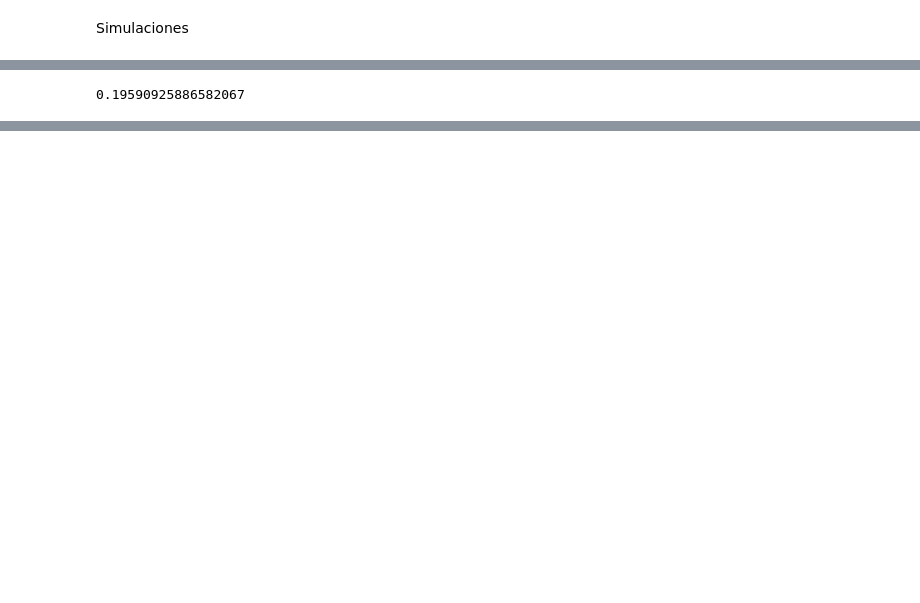
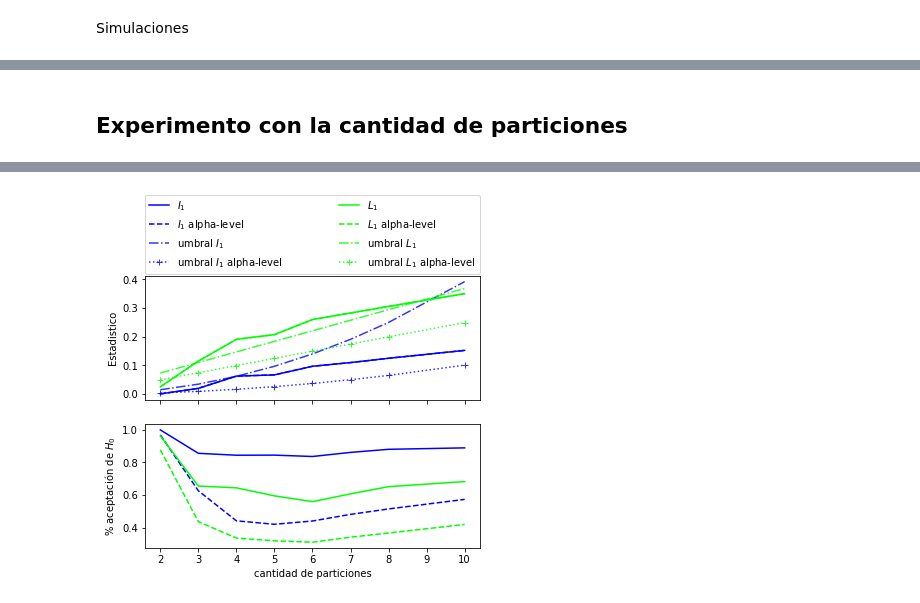
Before and after one commit to MartinVIllesca/Curso-teoria-informacion, a Jupyter notebook: proyecto/simulaciones2.ipynb, the cells around one changed output, grey strips where cells are left out. Cells and saved outputs as stored; diff of their text form; code cells hidden in the pictures; blank space fills up the shorter version.

```diff
--- a/proyecto/simulaciones2.ipynb
+++ b/proyecto/simulaciones2.ipynb
@@ -493,4 +537,72 @@ c
-# %%
-mX * mY / n_samples * np.log(n_samples + mX * mY)
-# %% [output]
-0.19590925886582067
+# %% [markdown]
+## Experimento con la cantidad de particiones
+# %%
+particiones = np.linspace(2,10, num=8, dtype=int)
+
+L1, umbralL1, acceptanceL1 = [], [], []
+I1, umbralI1, acceptanceI1 = [], [], []
+
+L1_alpha, umbralL1_alpha, acceptanceL1_alpha = [], [], []
+I1_alpha, umbralI1_alpha, acceptanceI1_alpha = [], [], []
+
+n_samples = 1024
+
+for mX in particiones:
+    mY = mX
+
+    i = 0
+    print('particion',mX)
+
+    X = DATA[name][:,0]
+    Y = DATA[name][:,1]
+
+    plotear=False
+
+    theta = 0.4 * np.pi / 4
+    print('logLikTest')
+    I1_,  uI1,  accI1  = runDistributions(n_samples, theta, logLikTest, mX=mX, mY=mY)
+    print('L1Test')
+    L1_,  uL1,  accL1  = runDistributions(n_samples, theta, l1Test, mX=mX, mY=mY)
+
+    print('logLikTest asintotico')
+    I1_a, uI1a, accI1a = runDistributions(n_samples, theta, logLikTest, True, mX=mX, mY=mY)
+    print('L1Test asintotico')
+    L1_a, uL1a, accL1a = runDistributions(n_samples, theta, l1Test, True, mX=mX, mY=mY)
+
+    i += 1
+
+    I1.append(I1_), umbralI1.append(uI1), acceptanceI1.append(accI1)
+    L1.append(L1_), umbralL1.append(uL1), acceptanceL1.append(accL1)
+
+    I1_alpha.append(I1_a), umbralI1_alpha.append(uI1a), acceptanceI1_alpha.append(accI1a)
+    L1_alpha.append(L1_a), umbralL1_alpha.append(uL1a), acceptanceL1_alpha.append(accL1a)
+
+    print()
+
+particiones = np.array(particiones)
+
+fig, axs = plt.subplots(2, sharex=True, figsize=(6,5))
+axs[0].set_ylabel('Estadistico')
+axs[1].set_ylabel('% aceptación de $H_0$')
+axs[1].set_xlabel('cantidad de particiones')
+
+axs[0].plot(particiones, I1, label='$I_1$', color=colors[0])
+axs[0].plot(particiones, I1_alpha, ls='--', label='$I_1$ alpha-level', color=colors[0])
+axs[0].plot(particiones, umbralI1, label='umbral $I_1$', ls='-.', color=colors[0], alpha=0.8)
+axs[0].plot(particiones, umbralI1_alpha, label='umbral $I_1$ alpha-level',
+            ls=':', marker='+', color=colors[0], alpha=0.8)
+axs[1].plot(particiones, acceptanceI1, color=colors[0])
+axs[1].plot(particiones, acceptanceI1_alpha, color=colors[0], ls='--')
+
+axs[0].plot(particiones, L1, label='$L_1$', color=colors[-1])
+axs[0].plot(particiones, L1_alpha, ls='--', label='$L_1$ alpha-level', color=colors[-1])
+axs[0].plot(particiones, umbralL1, label='umbral $L_1$', ls='-.', color=colors[-1], alpha=0.8)
+axs[0].plot(particiones, umbralL1_alpha, label='umbral $L_1$ alpha-level',
+            ls=':', marker='+', color=colors[-1], alpha=0.8)
+axs[1].plot(particiones, acceptanceL1, color=colors[-1])
+axs[1].plot(particiones, acceptanceL1_alpha, color=colors[-1], ls='--')
+
+axs[0].legend(bbox_to_anchor=(0., 1.02, 1., .102), loc='lower left',
+           ncol=2, mode="expand", borderaxespad=0.)
+plt.show()
+# %% [output]
@@ -496,0 +626 @@ mX * mY / n_samples * np.log(n_samples + mX * mY)
+[figure, added]
```
Also changed, not shown: parts of 18 cells of this notebook, 17 other files.
